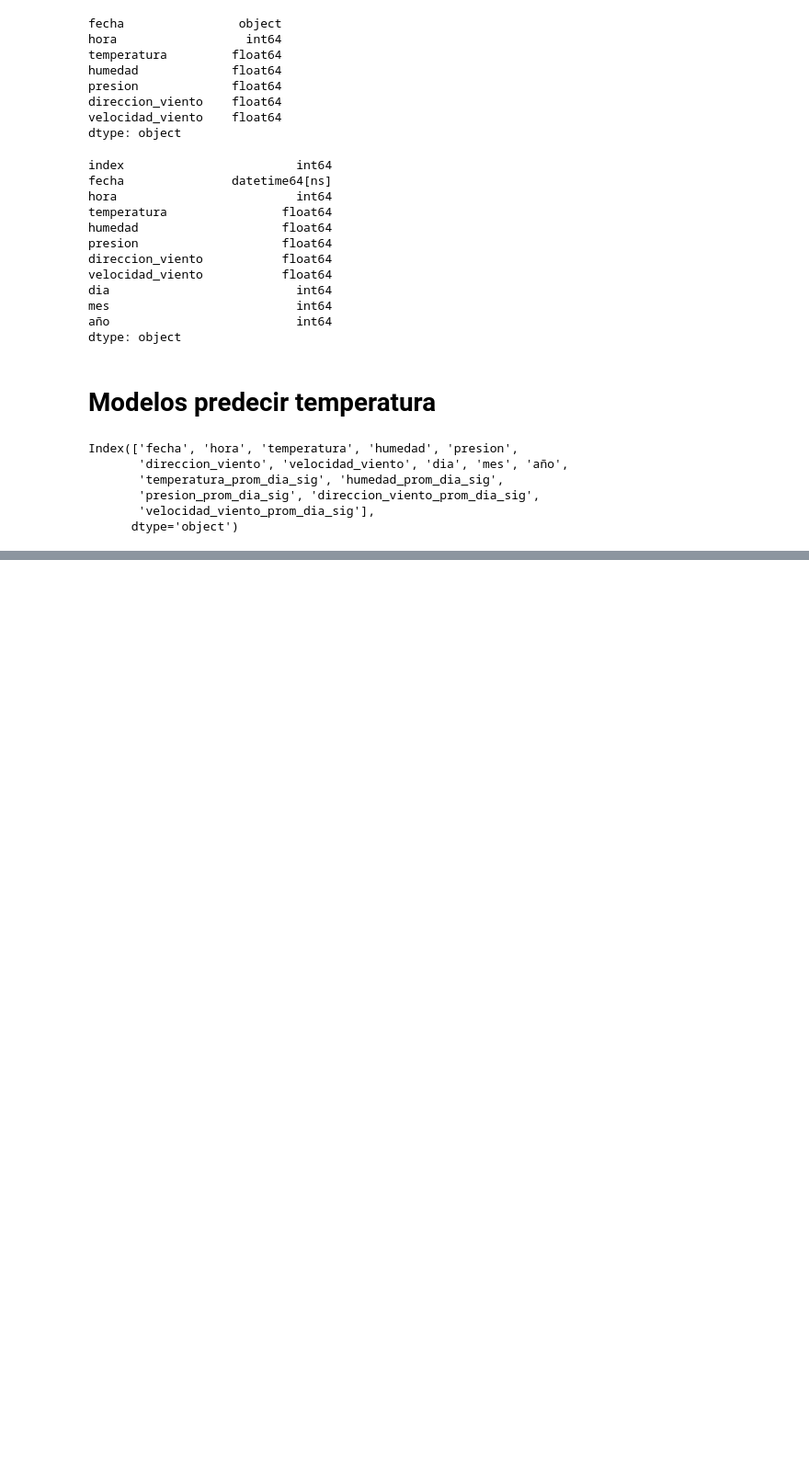
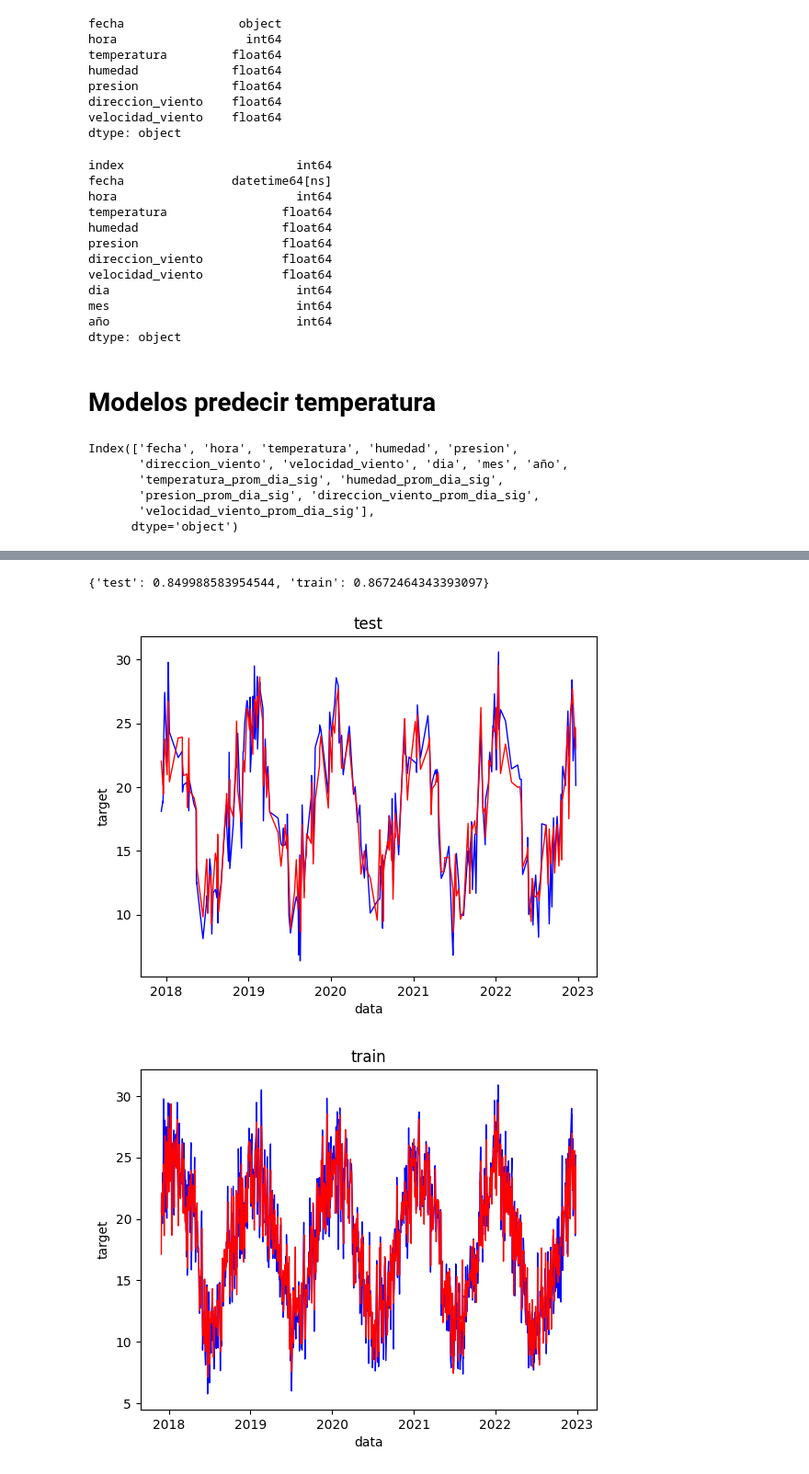
Before and after one commit to SebastianFelgueras/clima, a Jupyter notebook: modelosBSAS.ipynb, the cells around one changed output, grey strips where cells are left out. Shown at 92% size. Saved outputs shown, nothing was run; the diff lists cells and outputs as text; code cells hidden in the pictures; blank space fills up the shorter version.

```diff
--- a/modelosBSAS.ipynb
+++ b/modelosBSAS.ipynb
@@ -179,0 +207,9 @@ MLPRegressor()
+# %%
+from sklearn.linear_model import ElasticNet
+print(modelo.setear_modelo(ElasticNet))
+modelo.plotear_perf()
+elastic_net = modelo.modelo
+# %% [output]
+{'test': 0.849988583954544, 'train': 0.8672464343393097}
+[figure, added]
+[figure, added]
```
Also changed, not shown: parts of 8 cells of this notebook.
